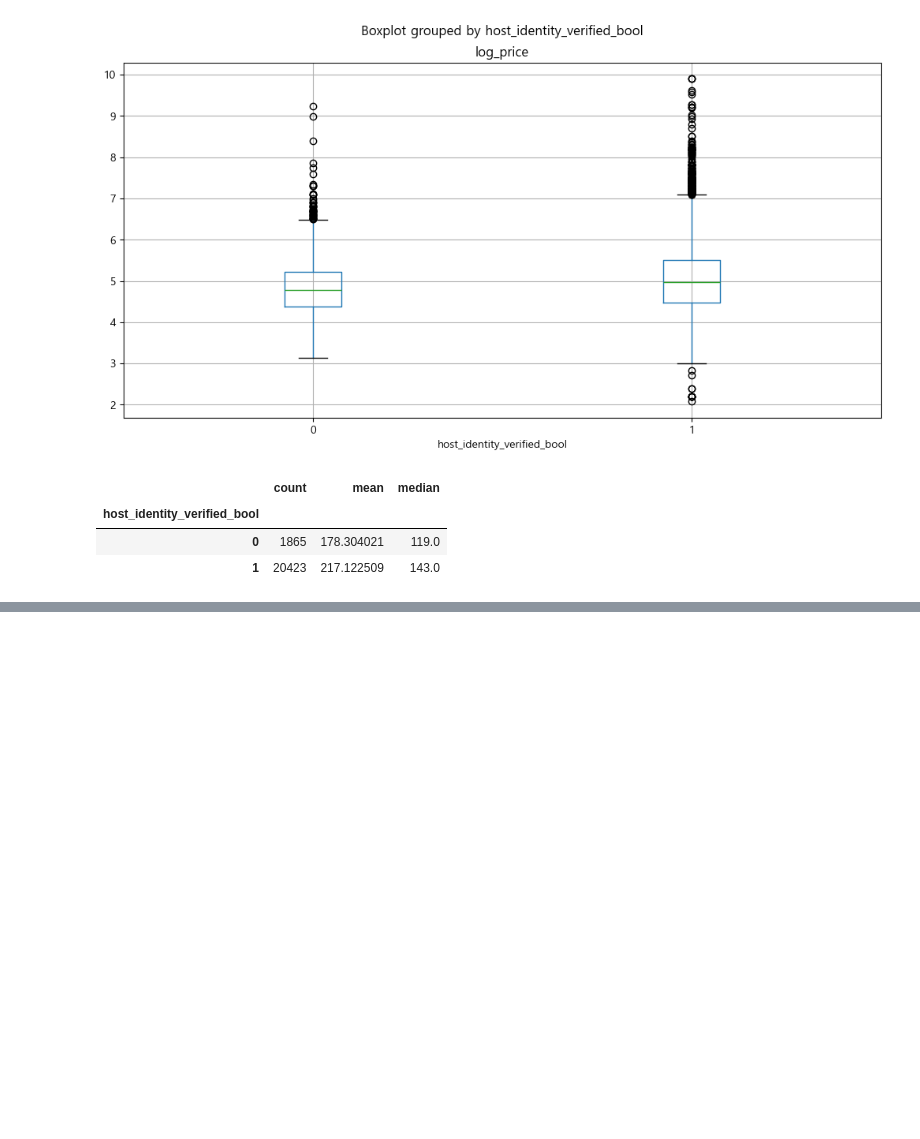
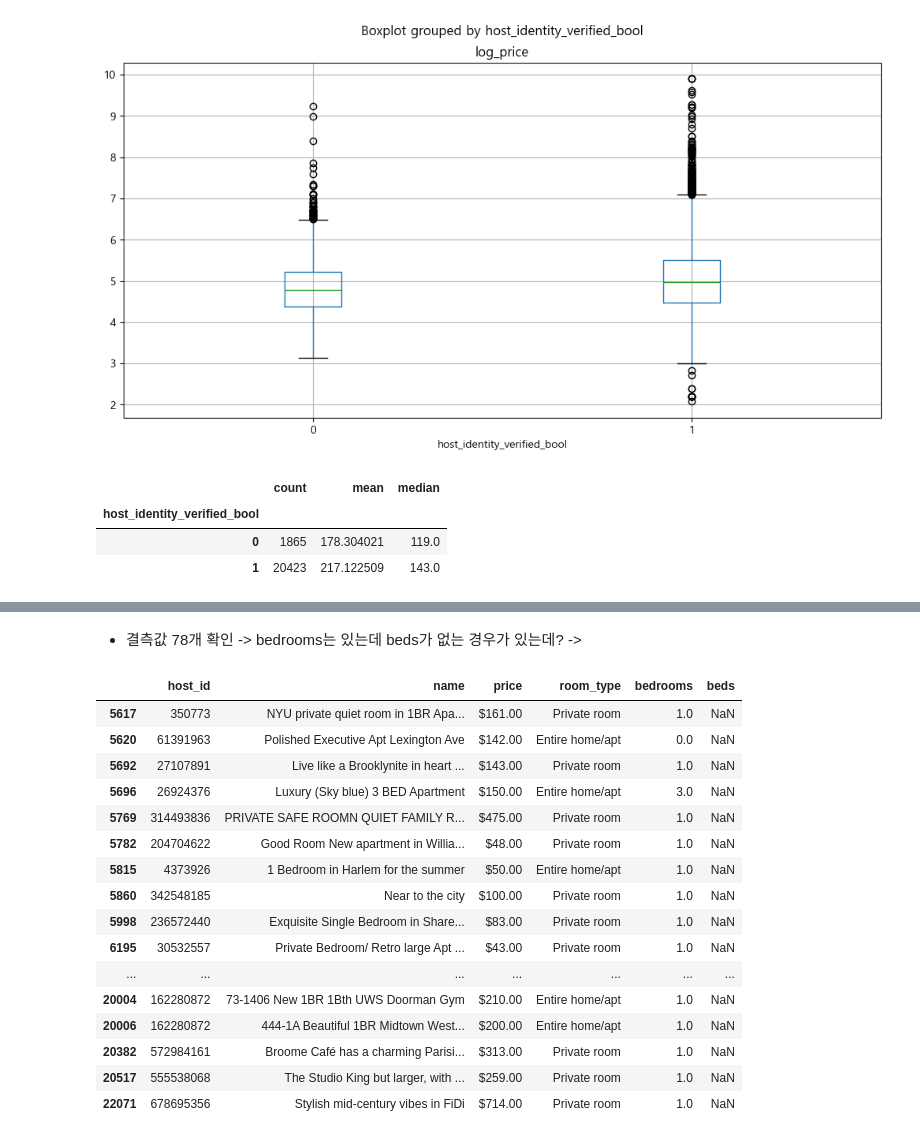
Before and after one commit to KyungminChang/data-analysis-project-BBB, a Jupyter notebook: 01_preprocessiong.ipynb, the cells around one changed output, grey strips where cells are left out. Saved outputs shown, nothing was run; the diff lists cells and outputs as text; code cells hidden in the pictures; blank space fills up the shorter version.

```diff
--- a/01_preprocessiong.ipynb
+++ b/01_preprocessiong.ipynb
@@ -775,0 +971,2 @@ tmp.groupby("host_identity_verified_bool")["price"].agg(["count","mean","median"
+# %%
+df_ch = df_ch.dropna(subset=["bedrooms"])
@@ -775,0 +1019,23 @@ tmp.groupby("host_identity_verified_bool")["price"].agg(["count","mean","median"
+# %% [markdown]
+- 결측값 78개 확인 -> bedrooms는 있는데 beds가 없는 경우가 있는데?
+->
+# %%
+df_ch.loc[df_ch["beds"].isna(), ["host_id", "name", "price", "room_type", "bedrooms", "beds"]]
+# %% [output]
+|  | host_id | name | price | room_type | bedrooms | beds |
+| 5617 | 350773 | NYU private quiet room in 1BR Apa... | $161.00 | Private room | 1.0 | NaN |
+| 5620 | 61391963 | Polished Executive Apt Lexington Ave | $142.00 | Entire home/apt | 0.0 | NaN |
+| 5692 | 27107891 | Live like a Brooklynite in heart ... | $143.00 | Private room | 1.0 | NaN |
+| 5696 | 26924376 | Luxury (Sky blue) 3 BED Apartment | $150.00 | Entire home/apt | 3.0 | NaN |
+| 5769 | 314493836 | PRIVATE SAFE ROOMN QUIET FAMILY R... | $475.00 | Private room | 1.0 | NaN |
+| 5782 | 204704622 | Good Room New apartment in Willia... | $48.00 | Private room | 1.0 | NaN |
+| 5815 | 4373926 | 1 Bedroom in Harlem for the summer | $50.00 | Entire home/apt | 1.0 | NaN |
+| 5860 | 342548185 | Near to the city | $100.00 | Private room | 1.0 | NaN |
+| 5998 | 236572440 | Exquisite Single Bedroom in Share... | $83.00 | Private room | 1.0 | NaN |
+| 6195 | 30532557 | Private Bedroom/ Retro large Apt ... | $43.00 | Private room | 1.0 | NaN |
+| ... | ... | ... | ... | ... | ... | ... |
+| 20004 | 162280872 | 73-1406 New 1BR 1Bth UWS Doorman Gym | $210.00 | Entire home/apt | 1.0 | NaN |
+| 20006 | 162280872 | 444-1A Beautiful 1BR Midtown West... | $200.00 | Entire home/apt | 1.0 | NaN |
+| 20382 | 572984161 | Broome Café has a charming Parisi... | $313.00 | Private room | 1.0 | NaN |
+| 20517 | 555538068 | The Studio King but larger, with ... | $259.00 | Private room | 1.0 | NaN |
+| 22071 | 678695356 | Stylish mid-century vibes in FiDi | $714.00 | Private room | 1.0 | NaN |
```
Also changed, not shown: parts of 50 cells of this notebook.
